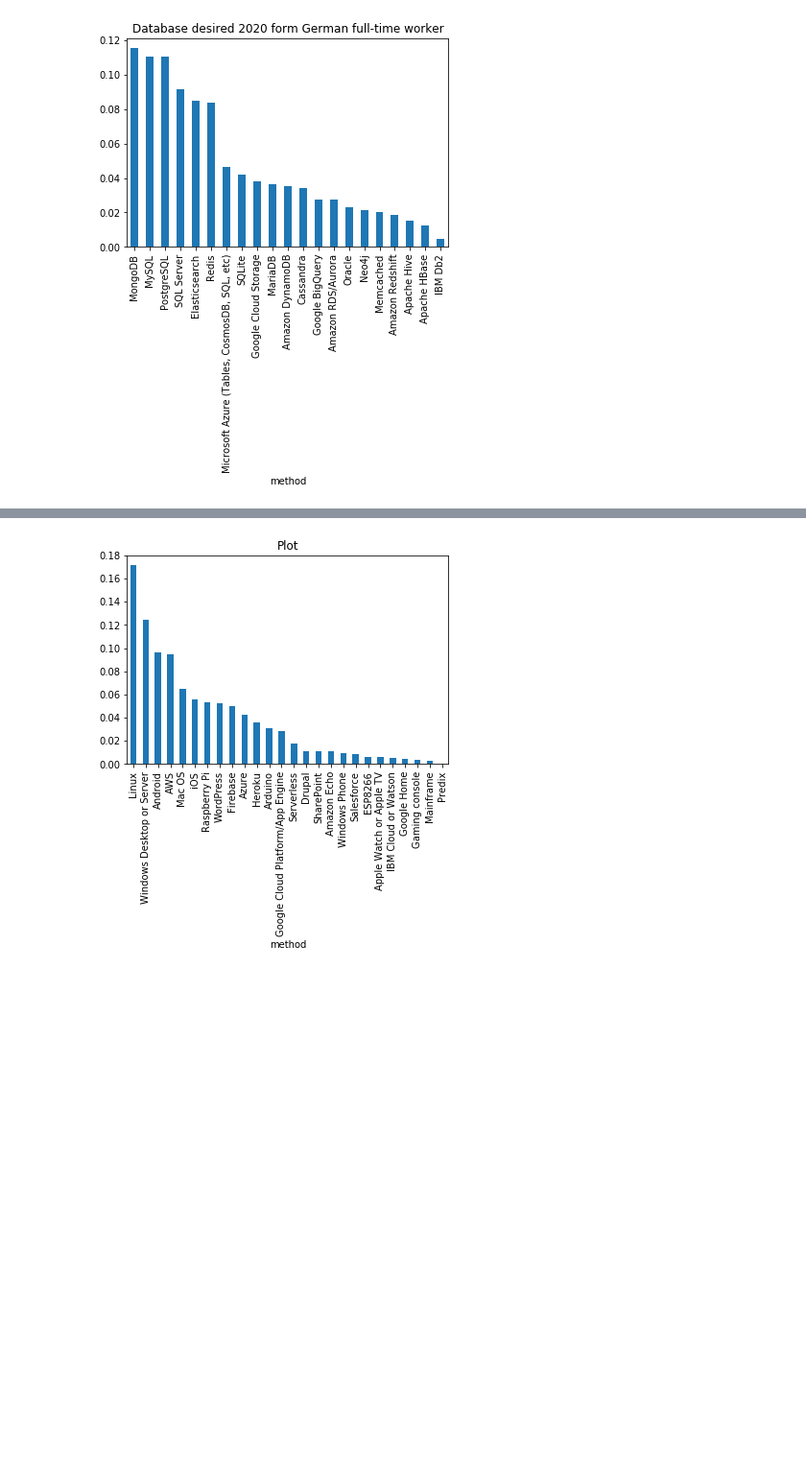
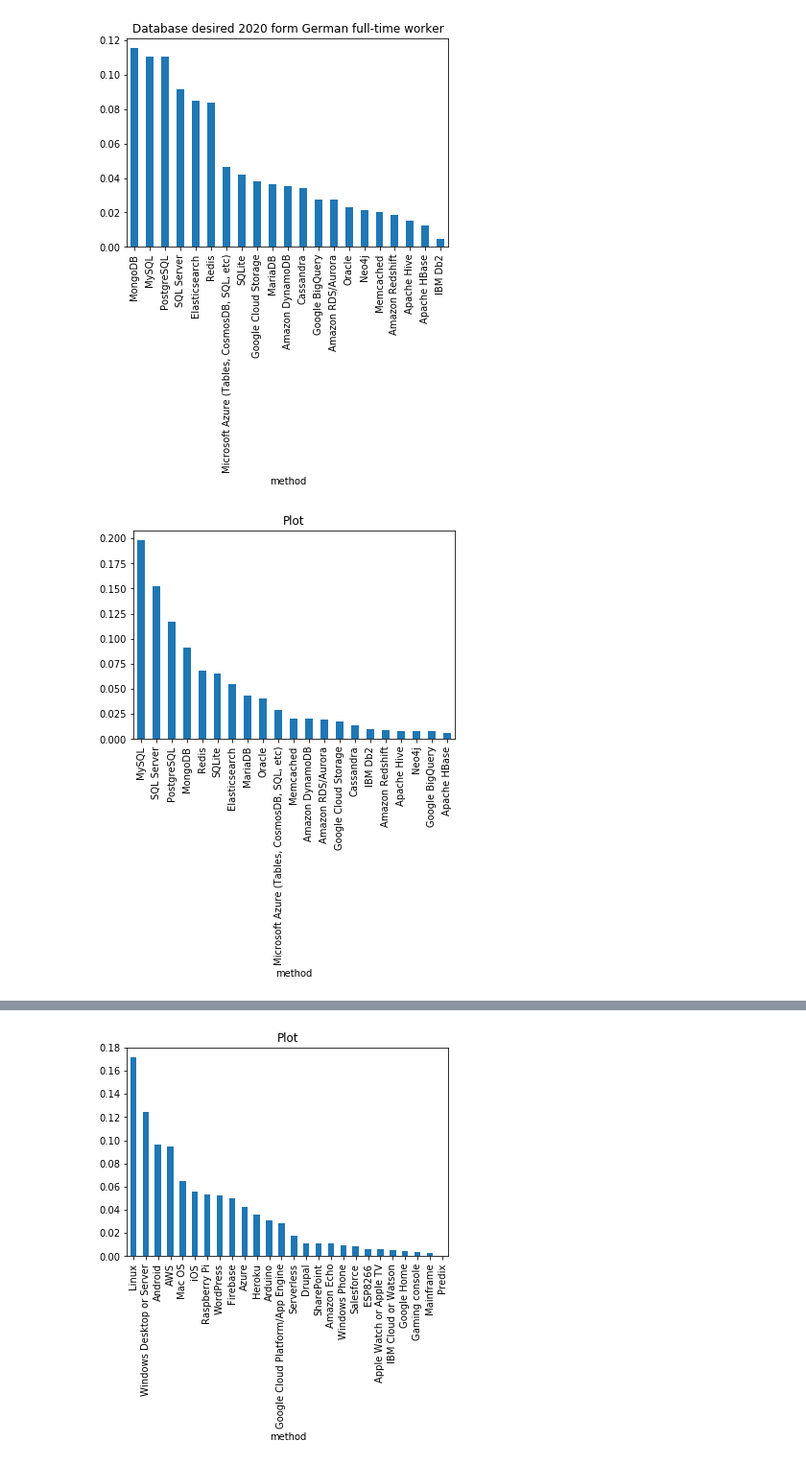
Before and after one commit to m444x/StackOverflow-Survey-2019, a Jupyter notebook: Stack Overflow Survey.ipynb, the cells around one changed output, grey strips where cells are left out. Shown: that part at 96% size. Cells and saved outputs as stored; diff of their text form; code cells hidden in the pictures; blank space fills up the shorter version.

```diff
--- a/Stack Overflow Survey.ipynb
+++ b/Stack Overflow Survey.ipynb
@@ -394,3 +410,7 @@ props_df = clean_and_plot(df_emp, 'Age')
 temp_df = clean_and_plot(df_emp, 'DatabaseDesireNextYear', title='Database desired 2020 form German full-time worker')
 # %% [output]
 [figure]
+# %%
+props_df = clean_and_plot(df_emp, 'DatabaseWorkedWith')
+# %% [output]
+[figure, added]
```
Also changed, not shown: parts of 61 cells of this notebook.
